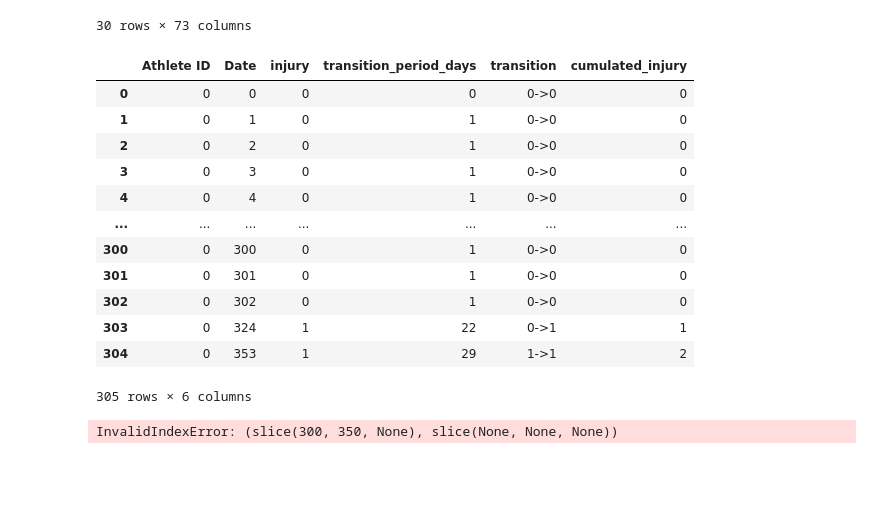
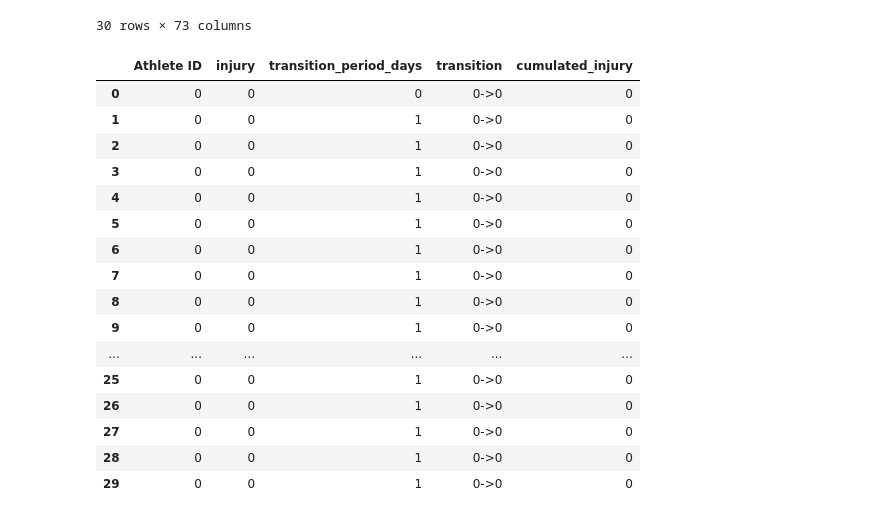
Before and after one commit to maarcjimeneezz/AI_Project_Injury_Prediction, a Jupyter notebook: GRU model/data_preprocessing.ipynb, the cells around one changed output. Cells and saved outputs as stored; diff of their text form; code cells hidden in the pictures; blank space fills up the shorter version.

```diff
--- a/GRU model/data_preprocessing.ipynb
+++ b/GRU model/data_preprocessing.ipynb
@@ -158,50 +158,50 @@ processed_df["transition_period_days"] = (
     .fillna(0)
     .astype(int)
 )
 
 # Transition feature from previous injury state to current injury state
 prev_injury = (
     processed_df
     .groupby("Athlete ID")["injury"]
     .shift(1)
     .fillna(0)
     .astype(int)
 )
 curr_injury = processed_df["injury"].astype(int)
 
 processed_df["transition"] = prev_injury.astype(str) + "->" + curr_injury.astype(str)
 
 # Numeric encoding for model use
 transition_map = {"0->0": 0, "0->1": 1, "1->0": 2, "1->1": 3}
 processed_df["transition_code"] = processed_df["transition"].map(transition_map).astype("Int64")
 
 # Cumulated injury per athlete (running total)
 processed_df["cumulated_injury"] = (
     processed_df
     .groupby("Athlete ID")["injury"]
     .cumsum()
     .astype(int)
 )
 
-# Quick sanity check
+# Quick check
 processed_df[
-    ["Athlete ID", "Date", "injury", "transition_period_days", "transition", "cumulated_injury"]
-].head(305)
+    ["Athlete ID", "injury", "transition_period_days", "transition", "cumulated_injury"]
+].head(30)
 # %% [output]
-|  | Athlete ID | Date | injury | transition_period_days | transition | cumulated_injury |
-| 0 | 0 | 0 | 0 | 0 | 0->0 | 0 |
-| 1 | 0 | 1 | 0 | 1 | 0->0 | 0 |
-| 2 | 0 | 2 | 0 | 1 | 0->0 | 0 |
-| 3 | 0 | 3 | 0 | 1 | 0->0 | 0 |
-| 4 | 0 | 4 | 0 | 1 | 0->0 | 0 |
-| ... | ... | ... | ... | ... | ... | ... |
-| 300 | 0 | 300 | 0 | 1 | 0->0 | 0 |
-| 301 | 0 | 301 | 0 | 1 | 0->0 | 0 |
-| 302 | 0 | 302 | 0 | 1 | 0->0 | 0 |
-| 303 | 0 | 324 | 1 | 22 | 0->1 | 1 |
-| 304 | 0 | 353 | 1 | 29 | 1->1 | 2 |
+|  | Athlete ID | injury | transition_period_days | transition | cumulated_injury |
+| 0 | 0 | 0 | 0 | 0->0 | 0 |
+| 1 | 0 | 0 | 1 | 0->0 | 0 |
+| 2 | 0 | 0 | 1 | 0->0 | 0 |
+| 3 | 0 | 0 | 1 | 0->0 | 0 |
+| 4 | 0 | 0 | 1 | 0->0 | 0 |
+| 5 | 0 | 0 | 1 | 0->0 | 0 |
+| 6 | 0 | 0 | 1 | 0->0 | 0 |
+| 7 | 0 | 0 | 1 | 0->0 | 0 |
+| 8 | 0 | 0 | 1 | 0->0 | 0 |
+| 9 | 0 | 0 | 1 | 0->0 | 0 |
+| ... | ... | ... | ... | ... | ... |
+| 25 | 0 | 0 | 1 | 0->0 | 0 |
+| 26 | 0 | 0 | 1 | 0->0 | 0 |
+| 27 | 0 | 0 | 1 | 0->0 | 0 |
+| 28 | 0 | 0 | 1 | 0->0 | 0 |
+| 29 | 0 | 0 | 1 | 0->0 | 0 |
-305 rows × 6 columns
-# %%
-processed_df.iloc[300:350, :]
-# %% [output]
-InvalidIndexError: (slice(300, 350, None), slice(None, None, None))
```
Also changed, not shown: parts of 12 cells of this notebook.
